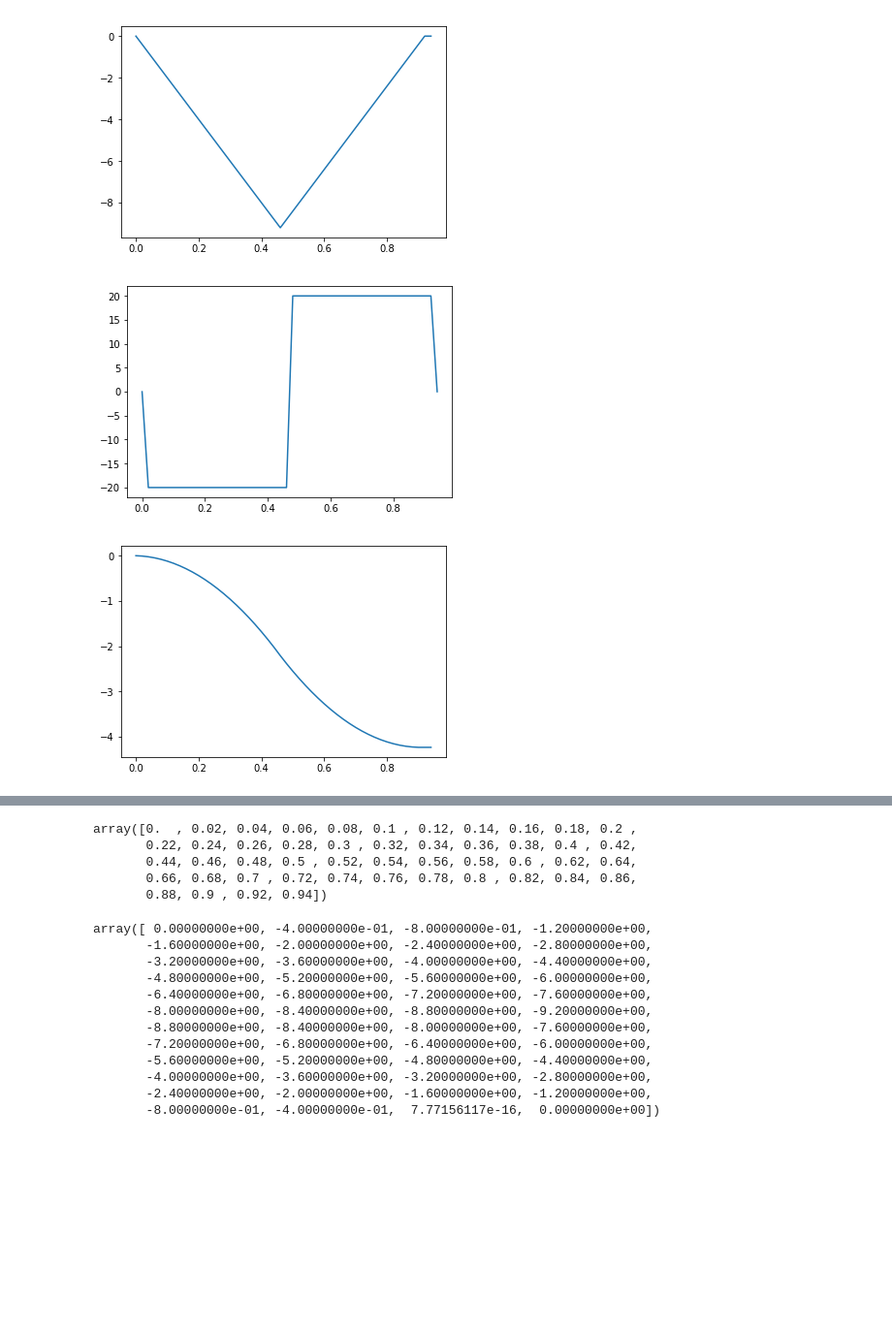
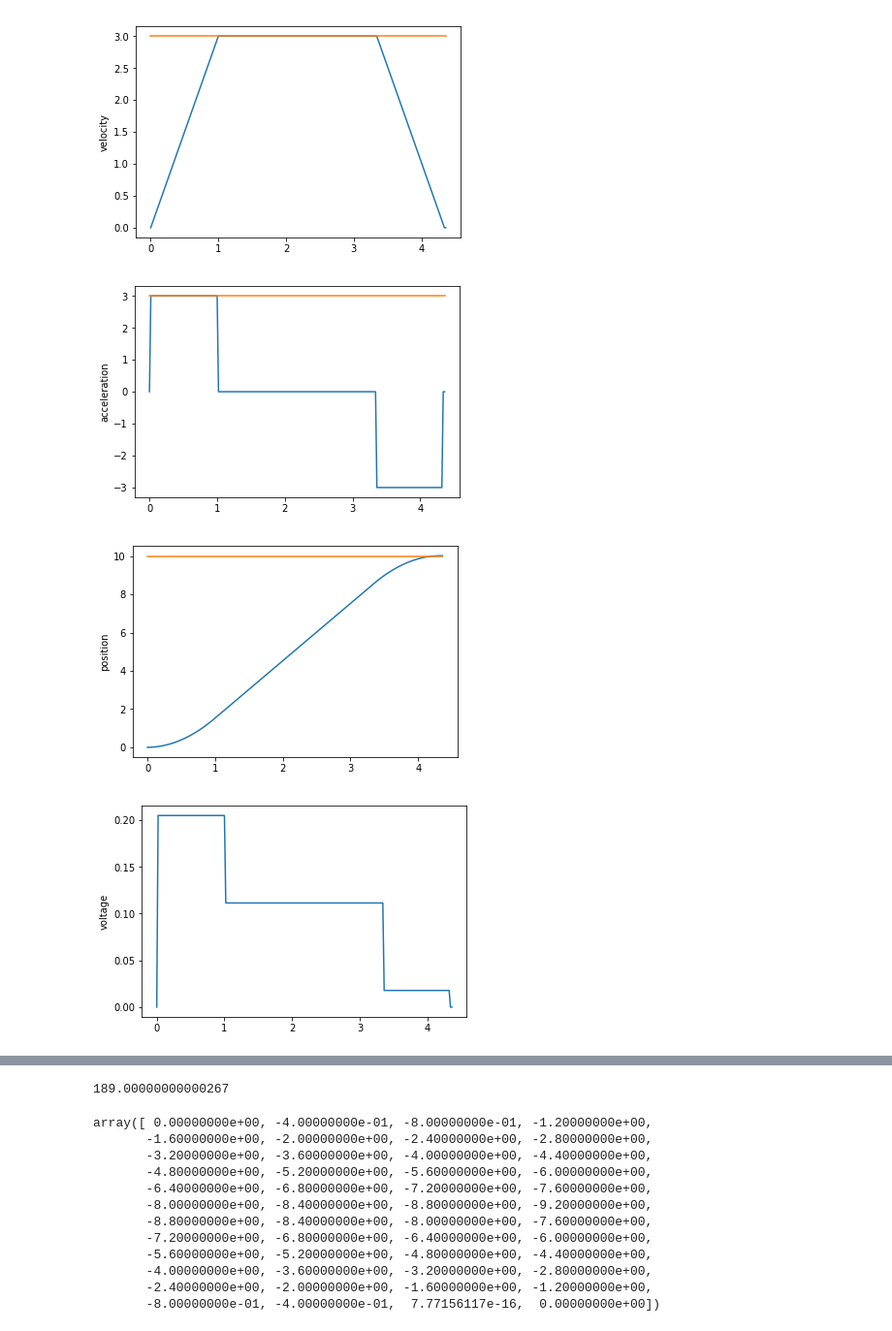
Before and after one commit to frc3223/robot2018, a Jupyter notebook: show-profiler-test-output.ipynb, the cells around one changed output, grey strips where cells are left out. Shown: that part at 97% size. Cells and saved outputs as stored; diff of their text form; code cells hidden in the pictures; blank space fills up the shorter version.

Commit message:
don't run profiler in encoder units

```diff
--- a/show-profiler-test-output.ipynb
+++ b/show-profiler-test-output.ipynb
@@ -2,21 +2,40 @@
 from frc3223_azurite.data import read_csv
 from matplotlib import pyplot as plt
 # %%
-data = read_csv("./logs/test_profiler4.csv")
+data = read_csv("./logs/test_profiled_forward2.csv")
 ts = data['t']
 vs = data['v']
+vmaxs = data['max_v']
+amaxs = data['max_a']
 xs = data['pos']
+rs = data['target_pos']
 accels = data['a']
+voltages = data['vpl']
+adist = data['adist']
+err = data['err']
 # %%
 s = 0
-e = len(ts)
+e = len(ts)//1
 plt.plot(ts[s:e], vs[s:e])
+plt.plot(ts[s:e], vmaxs[s:e])
+plt.ylabel('velocity')
 plt.show()
 plt.plot(ts[s:e], accels[s:e])
+plt.plot(ts[s:e], amaxs[s:e])
+plt.ylabel('acceleration')
 plt.show()
 plt.plot(ts[s:e], xs[s:e])
+plt.plot(ts[s:e], rs[s:e])
+plt.ylabel('position')
 plt.show()
+plt.plot(ts[s:e], voltages[s:e])
+plt.ylabel('voltage')
+plt.show()
+plt.plot(ts[s:e], adist[s:e])
+plt.plot(ts[s:e], err[s:e])
+plt.show()
 # %% [output]
-[figure, old version]
+[figure, new version]
-[figure, old version]
+[figure, new version]
-[figure, old version]
+[figure, new version]
+[figure, added]
@@ -23,11 +43,7 @@ plt.show()
-# %%
-ts
-# %% [output]
-array([0.  , 0.02, 0.04, 0.06, 0.08, 0.1 , 0.12, 0.14, 0.16, 0.18, 0.2 ,
-       0.22, 0.24, 0.26, 0.28, 0.3 , 0.32, 0.34, 0.36, 0.38, 0.4 , 0.42,
-       0.44, 0.46, 0.48, 0.5 , 0.52, 0.54, 0.56, 0.58, 0.6 , 0.62, 0.64,
-       0.66, 0.68, 0.7 , 0.72, 0.74, 0.76, 0.78, 0.8 , 0.82, 0.84, 0.86,
-       0.88, 0.9 , 0.92, 0.94])
+# %%
+(xs[400]-xs[200]) / (ts[400]-ts[200])
+# %% [output]
+189.00000000000267
 # %%
 vs
 # %% [output]
```
Also changed, not shown: parts of 1 cell of this notebook, 6 other files.
